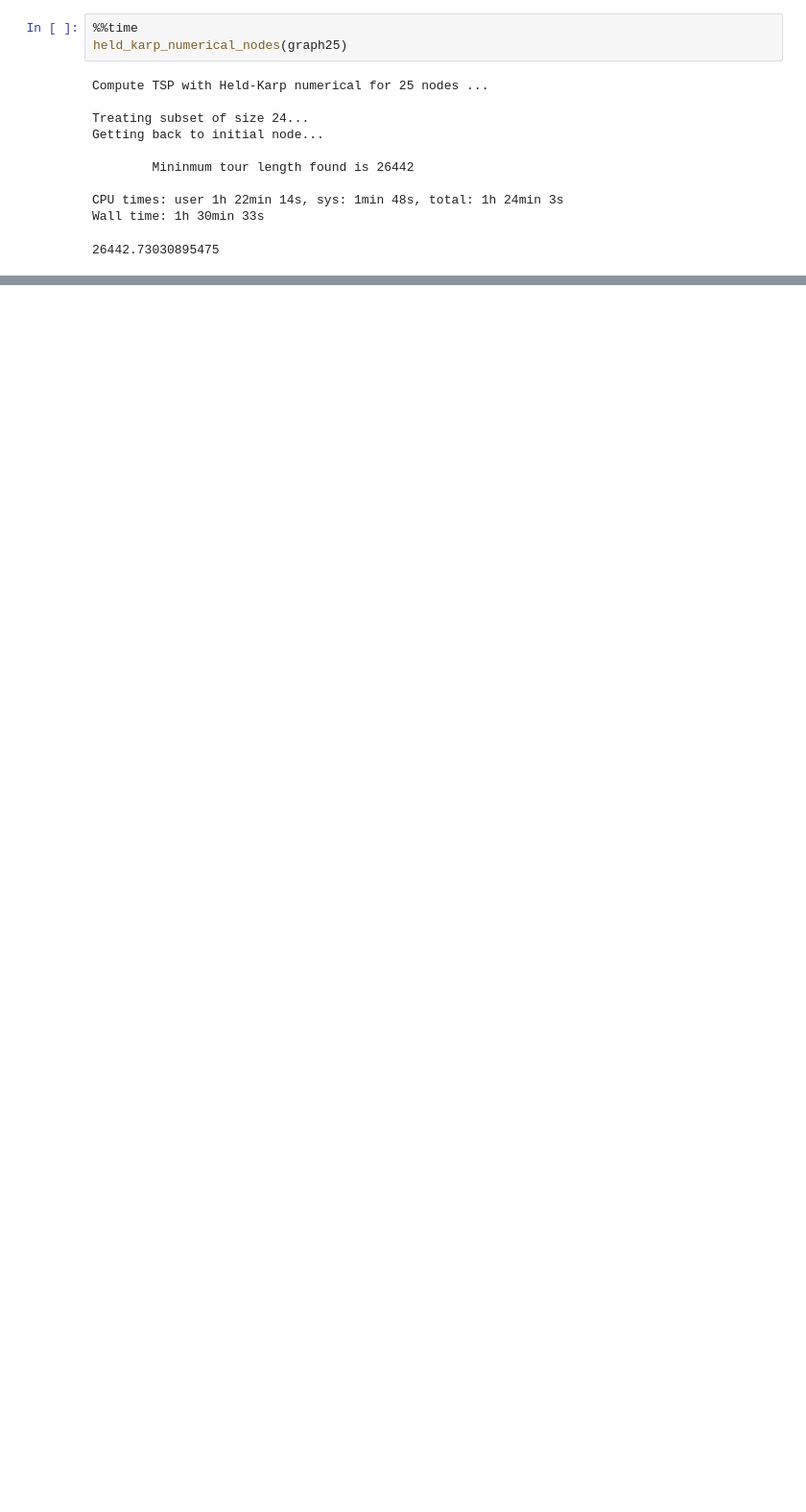
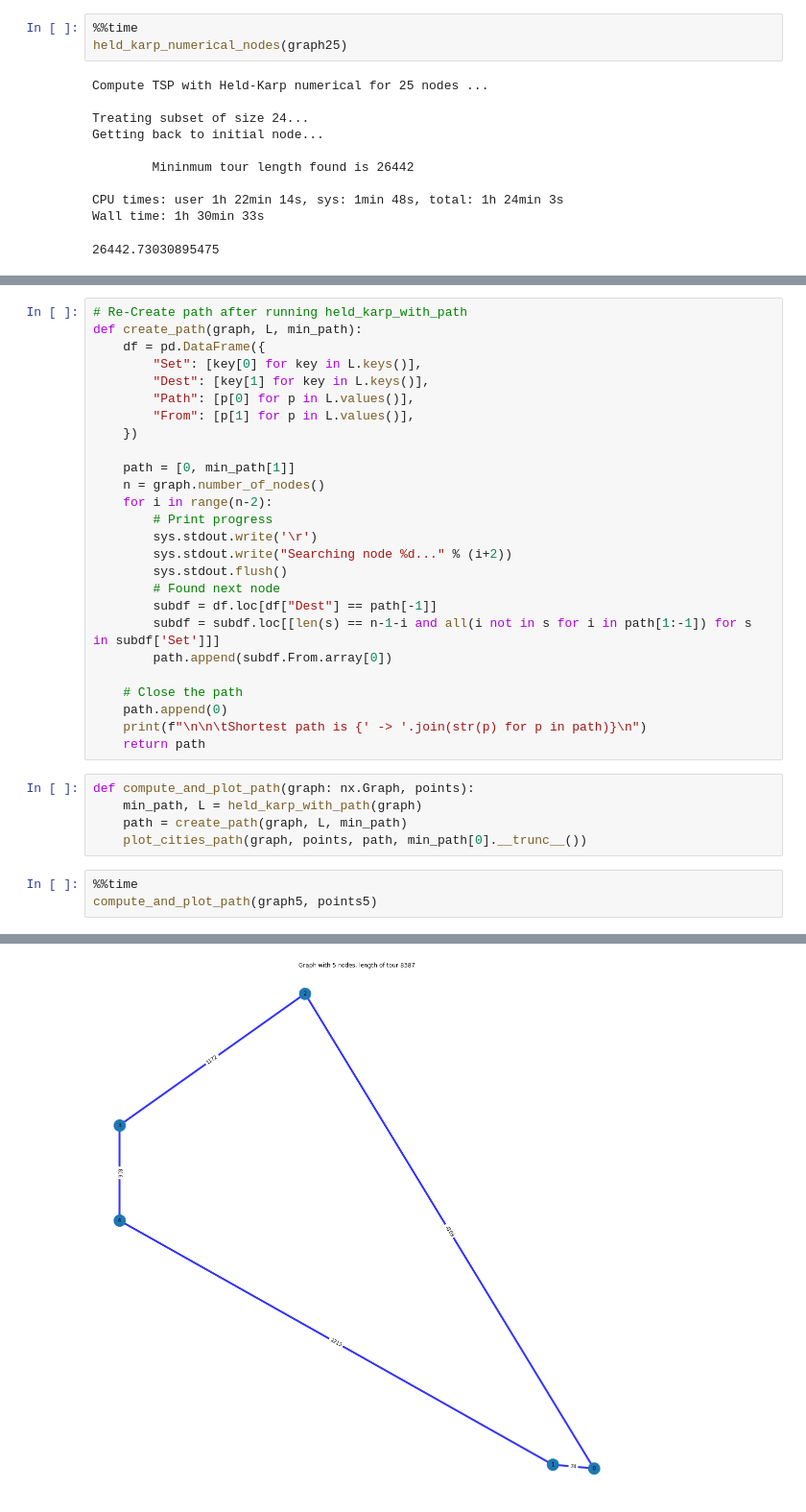
Before and after one commit to LudovicSterlin/held-karp, a Jupyter notebook: held-karp.ipynb, the cells around one changed output, grey strips where cells are left out. Shown at 96% size. Saved outputs shown, nothing was run; the diff lists cells and outputs as text; blank space fills up the shorter version.

Commit message:
Plot shortest path found

```diff
--- a/held-karp.ipynb
+++ b/held-karp.ipynb
@@ -348,0 +403,35 @@ Wall time: 1h 30min 33s
+# %%
+# Re-Create path after running held_karp_with_path
+def create_path(graph, L, min_path):
+    df = pd.DataFrame({
+        "Set": [key[0] for key in L.keys()],
+        "Dest": [key[1] for key in L.keys()],
+        "Path": [p[0] for p in L.values()],
+        "From": [p[1] for p in L.values()],
+    })
+
+    path = [0, min_path[1]]
+    n = graph.number_of_nodes()
+    for i in range(n-2):
+        # Print progress
+        sys.stdout.write('\r')
+        sys.stdout.write("Searching node %d..." % (i+2))
+        sys.stdout.flush()
+        # Found next node
+        subdf = df.loc[df["Dest"] == path[-1]]
+        subdf = subdf.loc[[len(s) == n-1-i and all(i not in s for i in path[1:-1]) for s in subdf['Set']]]
+        path.append(subdf.From.array[0])
+
+    # Close the path
+    path.append(0)
+    print(f"\n\n\tShortest path is {' -> '.join(str(p) for p in path)}\n")
+    return path
+# %%
+def compute_and_plot_path(graph: nx.Graph, points):
+    min_path, L = held_karp_with_path(graph)
+    path = create_path(graph, L, min_path)
+    plot_cities_path(graph, points, path, min_path[0].__trunc__())
+# %%
+%%time
+compute_and_plot_path(graph5, points5)
+# %% [output]
@@ -348,0 +451 @@ Wall time: 1h 30min 33s
+[figure, added]
```
Also changed, not shown: parts of 17 cells of this notebook, 4 other files.
